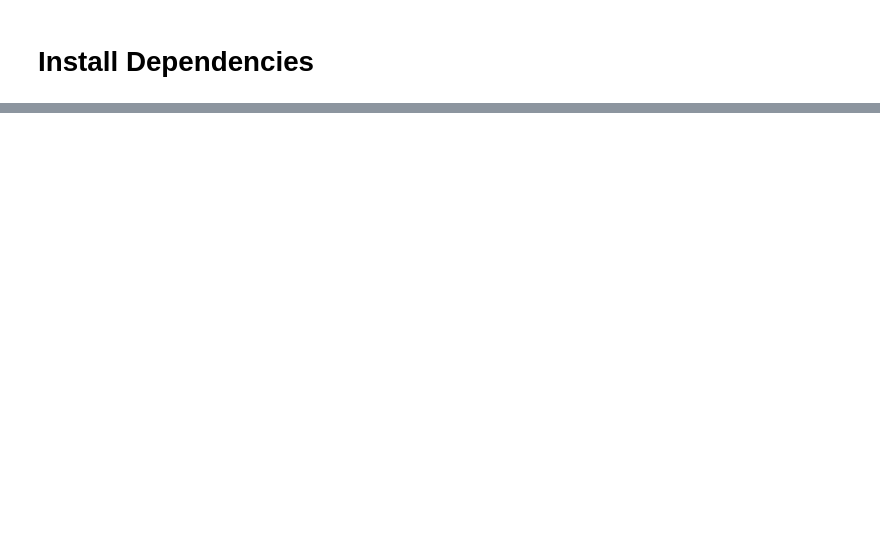
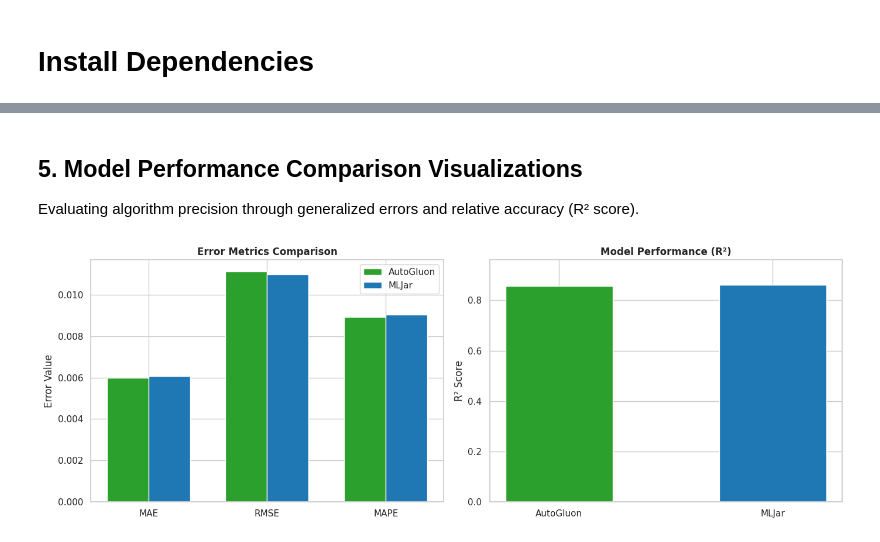
Before and after one commit to N1Coder/ml-water-ph-predict, a Jupyter notebook: water_quality_main.ipynb, the cells around one changed output, grey strips where cells are left out. Drawn from its saved outputs; the diff is of its cells as text; code cells hidden in the pictures; blank space fills up the shorter version.

```diff
--- a/water_quality_main.ipynb
+++ b/water_quality_main.ipynb
@@ -434,0 +329,33 @@ plt.show()
+# %% [markdown]
+## 5. Model Performance Comparison Visualizations
+Evaluating algorithm precision through generalized errors and relative accuracy (R² score).
+# %%
+error_metrics = ['MAE', 'RMSE', 'MAPE']
+ag_errors = [test_metrics_ag[m] for m in error_metrics]
+mlj_errors = [test_metrics_mlj[m] for m in error_metrics]
+
+x = np.arange(len(error_metrics))
+width = 0.35
+
+fig, axes = plt.subplots(1, 2, figsize=(14, 5), dpi=100)
+
+# Figure A: Error Metrics
+axes[0].bar(x - width/2, ag_errors, width, label='AutoGluon', color='#2ca02c')
+axes[0].bar(x + width/2, mlj_errors, width, label='MLJar', color='#1f77b4')
+axes[0].set_ylabel('Error Value')
+axes[0].set_title('Error Metrics Comparison', fontweight='bold')
+axes[0].set_xticks(x)
+axes[0].set_xticklabels(error_metrics)
+axes[0].legend()
+
+# Figure B: Accuracy Metrics (R2)
+axes[1].bar(['AutoGluon', 'MLJar'], [test_metrics_ag['R²'], test_metrics_mlj['R²']],
+            color=['#2ca02c', '#1f77b4'], width=0.5)
+axes[1].set_ylabel('R² Score')
+axes[1].set_title('Model Performance (R²)', fontweight='bold')
+axes[1].set_ylim([0, max(test_metrics_ag['R²'], test_metrics_mlj['R²']) + 0.1])
+
+plt.tight_layout()
+plt.show()
+# %% [output]
+[figure, added]
```
Also changed, not shown: parts of 40 cells of this notebook.
